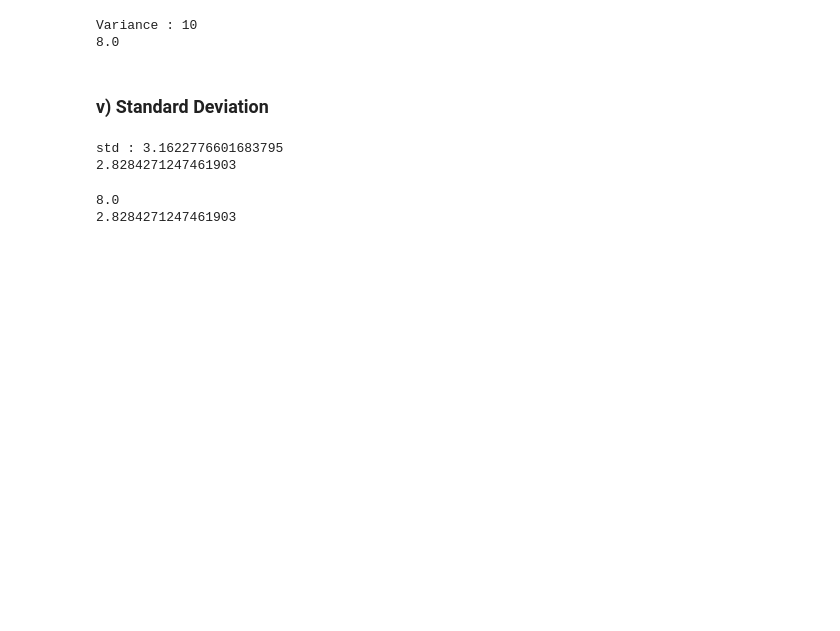
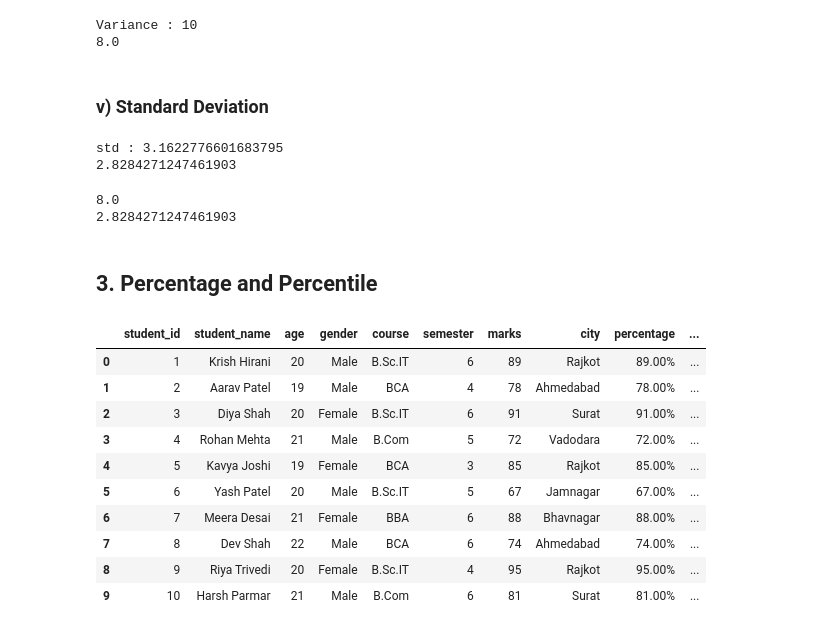
Before and after one commit to krish-hirani-001/data-science-learning-journey, a Jupyter notebook: 09_Statistics/descriptive_statistics.ipynb, the cells around one changed output. Cells and saved outputs as stored; diff of their text form; code cells hidden in the pictures; blank space fills up the shorter version.

Commit message:
add statistics practice : 3.Percentage and Percentile

```diff
--- a/09_Statistics/descriptive_statistics.ipynb
+++ b/09_Statistics/descriptive_statistics.ipynb
@@ -172,3 +172,20 @@ print(standard_deviation)
 # %% [output]
 8.0
 2.8284271247461903
+# %% [markdown]
+## 3. Percentage and Percentile
+# %%
+df=pd.read_csv('student.csv')
+df
+# %% [output]
+|  | student_id | student_name | age | gender | course | semester | marks | city | percentage | ... |
+| 0 | 1 | Krish Hirani | 20 | Male | B.Sc.IT | 6 | 89 | Rajkot | 89.00% | ... |
+| 1 | 2 | Aarav Patel | 19 | Male | BCA | 4 | 78 | Ahmedabad | 78.00% | ... |
+| 2 | 3 | Diya Shah | 20 | Female | B.Sc.IT | 6 | 91 | Surat | 91.00% | ... |
+| 3 | 4 | Rohan Mehta | 21 | Male | B.Com | 5 | 72 | Vadodara | 72.00% | ... |
+| 4 | 5 | Kavya Joshi | 19 | Female | BCA | 3 | 85 | Rajkot | 85.00% | ... |
+| 5 | 6 | Yash Patel | 20 | Male | B.Sc.IT | 5 | 67 | Jamnagar | 67.00% | ... |
+| 6 | 7 | Meera Desai | 21 | Female | BBA | 6 | 88 | Bhavnagar | 88.00% | ... |
+| 7 | 8 | Dev Shah | 22 | Male | BCA | 6 | 74 | Ahmedabad | 74.00% | ... |
+| 8 | 9 | Riya Trivedi | 20 | Female | B.Sc.IT | 4 | 95 | Rajkot | 95.00% | ... |
+| 9 | 10 | Harsh Parmar | 21 | Male | B.Com | 6 | 81 | Surat | 81.00% | ... |
```
Also changed, not shown: parts of 6 cells of this notebook, 2 other files.
